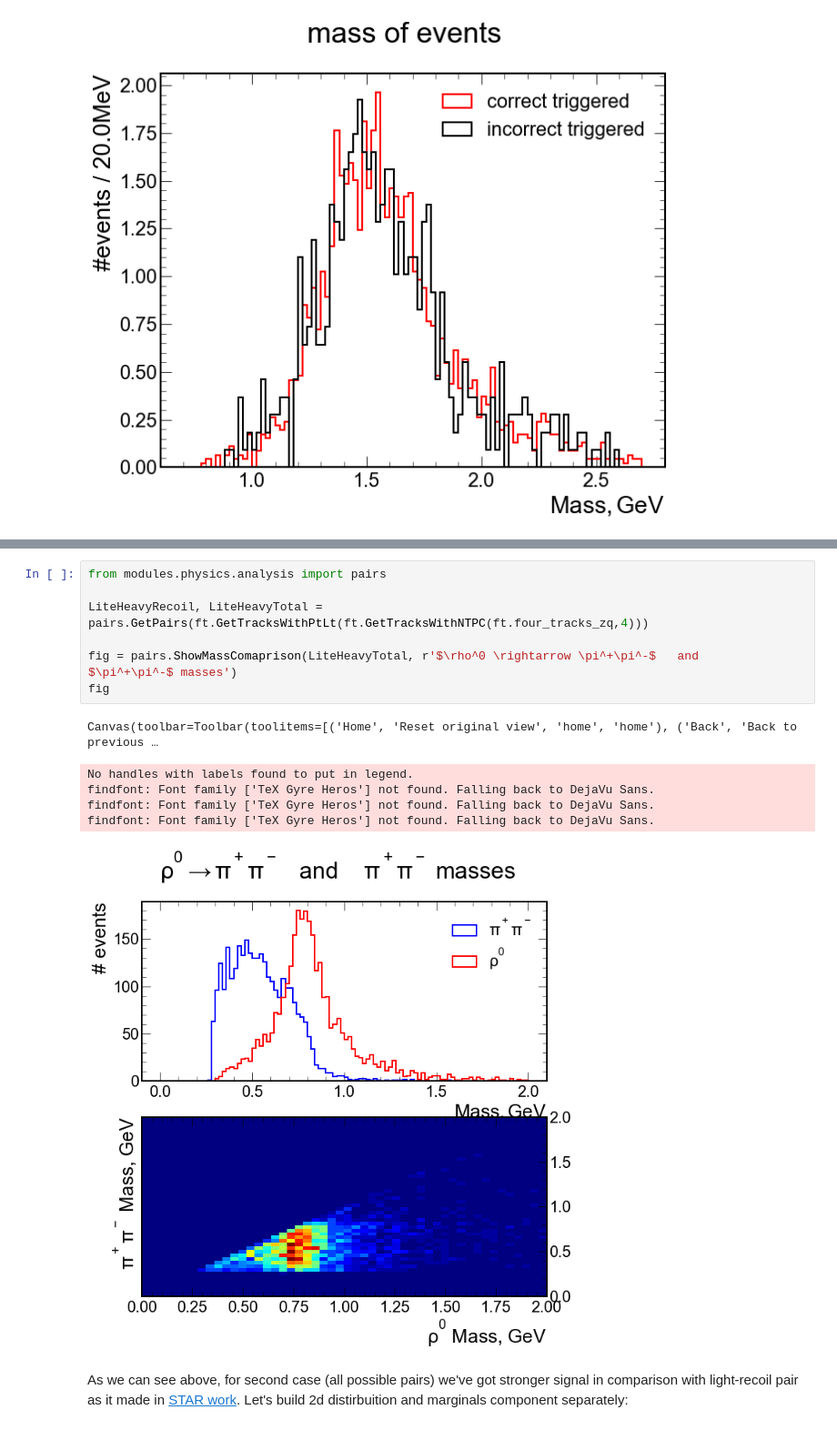
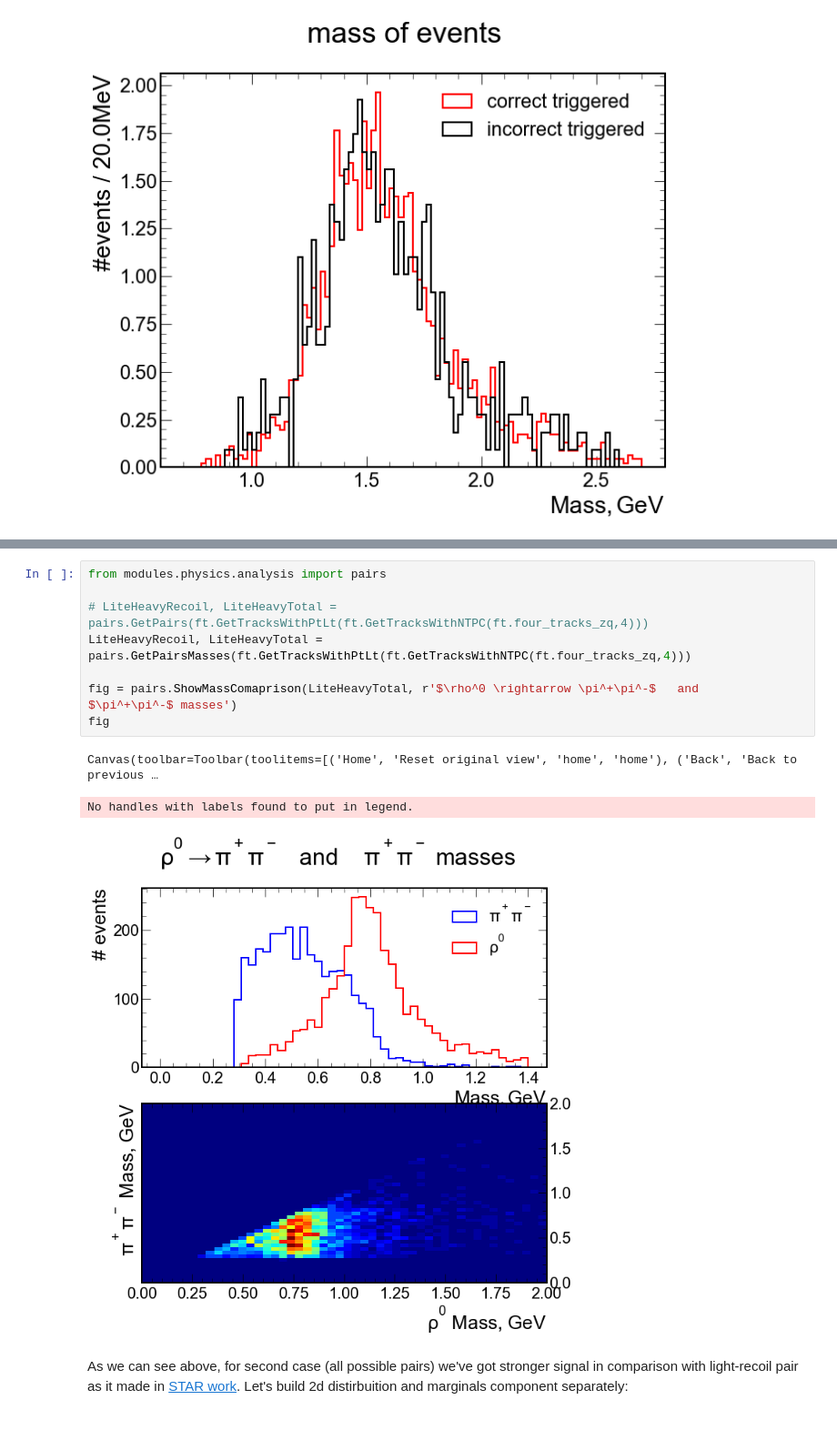
Before and after one commit to bdrum/cern-physics, a Jupyter notebook: notebooks/4TracksAnalysis.ipynb, the cells around one changed output, grey strips where cells are left out. Shown at 91% size. Saved outputs shown, nothing was run; the diff lists cells and outputs as text.

```diff
--- a/notebooks/4TracksAnalysis.ipynb
+++ b/notebooks/4TracksAnalysis.ipynb
@@ -447,17 +447,15 @@ Here we can plot two distirbutions:
 # %%
 from modules.physics.analysis import pairs
 
-LiteHeavyRecoil, LiteHeavyTotal = pairs.GetPairs(ft.GetTracksWithPtLt(ft.GetTracksWithNTPC(ft.four_tracks_zq,4)))
+# LiteHeavyRecoil, LiteHeavyTotal = pairs.GetPairs(ft.GetTracksWithPtLt(ft.GetTracksWithNTPC(ft.four_tracks_zq,4)))
+LiteHeavyRecoil, LiteHeavyTotal = pairs.GetPairsMasses(ft.GetTracksWithPtLt(ft.GetTracksWithNTPC(ft.four_tracks_zq,4)))
 
 fig = pairs.ShowMassComaprison(LiteHeavyTotal, r'$\rho^0 \rightarrow \pi^+\pi^-$   and    $\pi^+\pi^-$ masses')
 fig
 # %% [output]
 Canvas(toolbar=Toolbar(toolitems=[('Home', 'Reset original view', 'home', 'home'), ('Back', 'Back to previous …
 No handles with labels found to put in legend.
-findfont: Font family ['TeX Gyre Heros'] not found. Falling back to DejaVu Sans.
-findfont: Font family ['TeX Gyre Heros'] not found. Falling back to DejaVu Sans.
-findfont: Font family ['TeX Gyre Heros'] not found. Falling back to DejaVu Sans.
-[figure, old version]
+[figure, new version]
 # %% [markdown]
 As we can see above, for second case (all possible pairs) we've got stronger signal in comparison with light-recoil pair as it made in [STAR work](http://arxiv.org/abs/0912.0604v2). Let's build 2d distirbuition and marginals component separately:
 # %%
```
Also changed, not shown: parts of 8 cells of this notebook, 1 other file.
